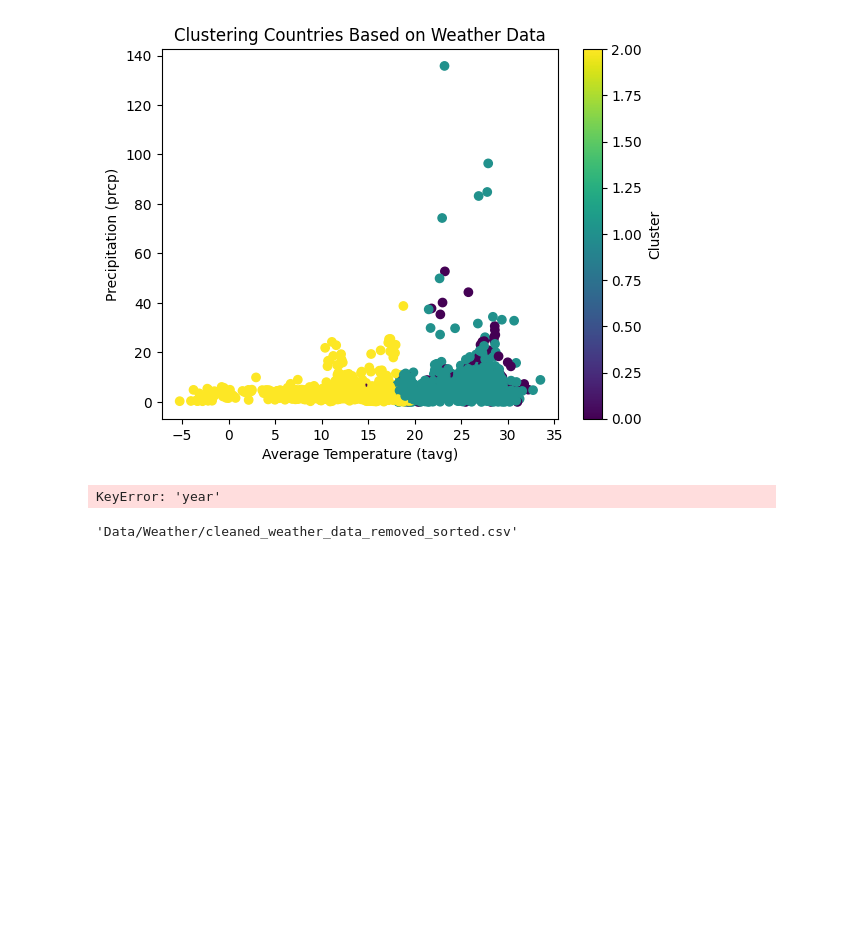
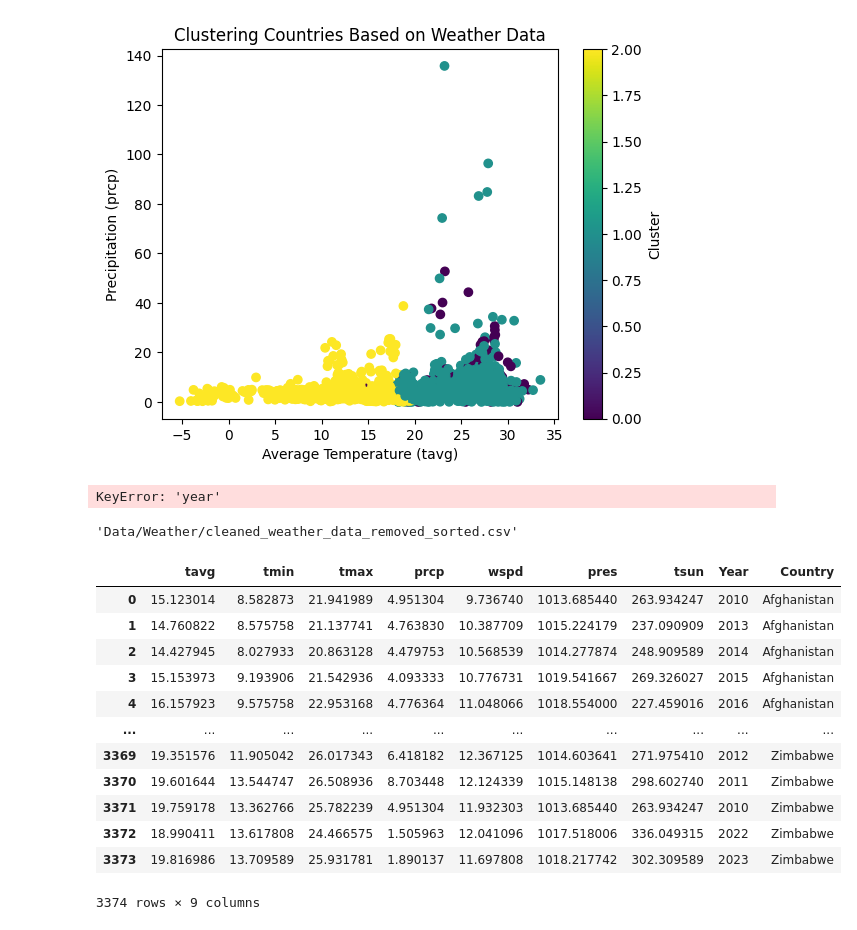
Before and after one commit to mats-ad/Quality-of-Life-World, a Jupyter notebook: weather_data.ipynb, the cells around one changed output. Cells and saved outputs as stored; diff of their text form; code cells hidden in the pictures; blank space fills up the shorter version.

Commit message:
weather is shit

```diff
--- a/weather_data.ipynb
+++ b/weather_data.ipynb
@@ -983,3 +983,20 @@ cleaned_weather_data_sorted.to_csv(cleaned_file_path, index=False)
 cleaned_file_path
 # %% [output]
 'Data/Weather/cleaned_weather_data_removed_sorted.csv'
+# %%
+weatherData = pd.read_csv('Data/Weather/cleaned_weather_data_removed_sorted.csv')
+weatherData
+# %% [output]
+|  | tavg | tmin | tmax | prcp | wspd | pres | tsun | Year | Country |
+| 0 | 15.123014 | 8.582873 | 21.941989 | 4.951304 | 9.736740 | 1013.685440 | 263.934247 | 2010 | Afghanistan |
+| 1 | 14.760822 | 8.575758 | 21.137741 | 4.763830 | 10.387709 | 1015.224179 | 237.090909 | 2013 | Afghanistan |
+| 2 | 14.427945 | 8.027933 | 20.863128 | 4.479753 | 10.568539 | 1014.277874 | 248.909589 | 2014 | Afghanistan |
+| 3 | 15.153973 | 9.193906 | 21.542936 | 4.093333 | 10.776731 | 1019.541667 | 269.326027 | 2015 | Afghanistan |
+| 4 | 16.157923 | 9.575758 | 22.953168 | 4.776364 | 11.048066 | 1018.554000 | 227.459016 | 2016 | Afghanistan |
+| ... | ... | ... | ... | ... | ... | ... | ... | ... | ... |
+| 3369 | 19.351576 | 11.905042 | 26.017343 | 6.418182 | 12.367125 | 1014.603641 | 271.975410 | 2012 | Zimbabwe |
+| 3370 | 19.601644 | 13.544747 | 26.508936 | 8.703448 | 12.124339 | 1015.148138 | 298.602740 | 2011 | Zimbabwe |
+| 3371 | 19.759178 | 13.362766 | 25.782239 | 4.951304 | 11.932303 | 1013.685440 | 263.934247 | 2010 | Zimbabwe |
+| 3372 | 18.990411 | 13.617808 | 24.466575 | 1.505963 | 12.041096 | 1017.518006 | 336.049315 | 2022 | Zimbabwe |
+| 3373 | 19.816986 | 13.709589 | 25.931781 | 1.890137 | 11.697808 | 1018.217742 | 302.309589 | 2023 | Zimbabwe |
+3374 rows × 9 columns
```
Also changed, not shown: 1 other file.
